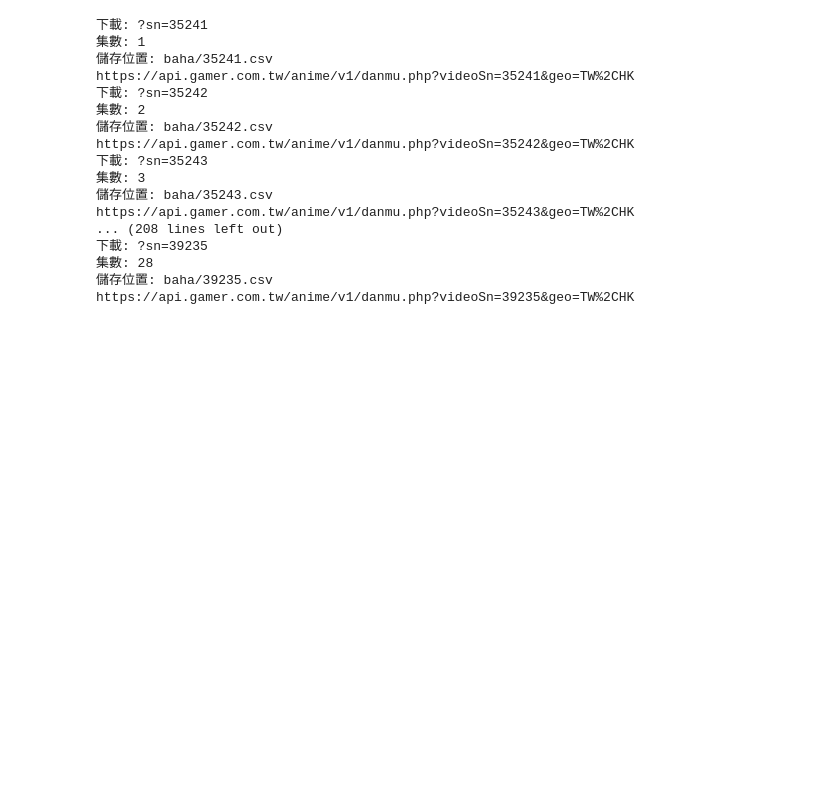
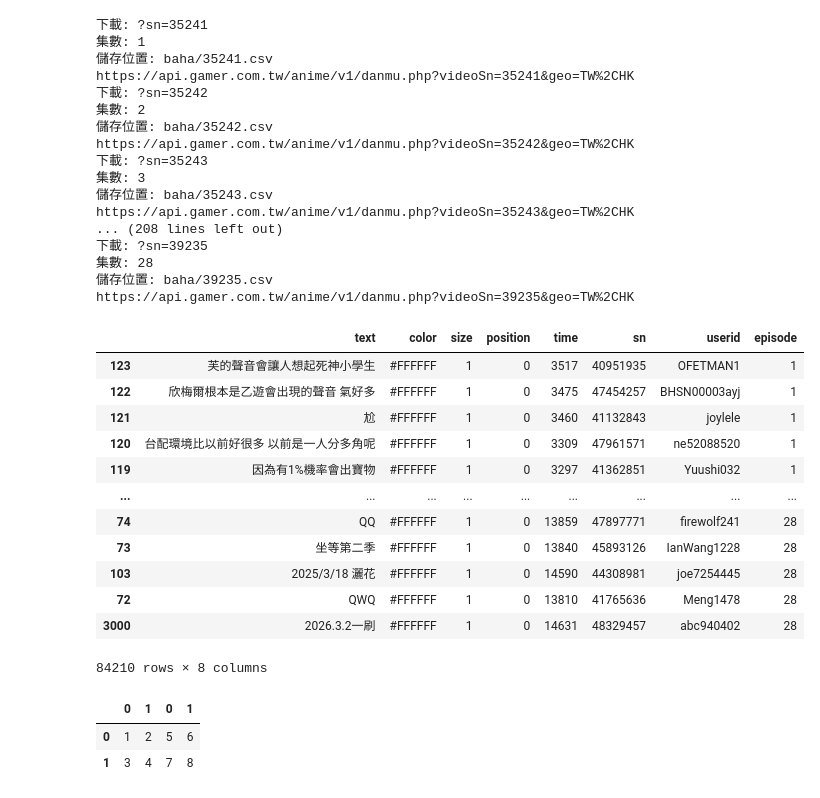
Before and after one commit to Elwing-Chou/tibame20260223, a Jupyter notebook: 20260321.ipynb, the cells around one changed output. Drawn from its saved outputs; the diff is of its cells as text; code cells hidden in the pictures; blank space fills up the shorter version.

```diff
--- a/20260321.ipynb
+++ b/20260321.ipynb
@@ -74,3 +74,48 @@ https://api.gamer.com.tw/anime/v1/danmu.php?videoSn=35243&geo=TW%2CHK
 集數: 28
 儲存位置: baha/39235.csv
 https://api.gamer.com.tw/anime/v1/danmu.php?videoSn=39235&geo=TW%2CHK
+# %%
+# 把所有csv聚集成一個大的表格
+# 針對每一個出現過的userid
+# 把他發過的danmu拿出來
+
+import glob
+
+total_df = []
+for fp in glob.glob("baha/*.csv"):
+    df = pd.read_csv(fp, encoding="utf-8", index_col=0)
+    total_df.append(df)
+
+total = pd.concat(total_df, axis=0)
+total = total.sort_values("episode")
+total
+# %% [output]
+|  | text | color | size | position | time | sn | userid | episode |
+| 123 | 芙的聲音會讓人想起死神小學生 | #FFFFFF | 1 | 0 | 3517 | 40951935 | OFETMAN1 | 1 |
+| 122 | 欣梅爾根本是乙遊會出現的聲音 氣好多 | #FFFFFF | 1 | 0 | 3475 | 47454257 | BHSN00003ayj | 1 |
+| 121 | 尬 | #FFFFFF | 1 | 0 | 3460 | 41132843 | joylele | 1 |
+| 120 | 台配環境比以前好很多 以前是一人分多角呢 | #FFFFFF | 1 | 0 | 3309 | 47961571 | ne52088520 | 1 |
+| 119 | 因為有1%機率會出寶物 | #FFFFFF | 1 | 0 | 3297 | 41362851 | Yuushi032 | 1 |
+| ... | ... | ... | ... | ... | ... | ... | ... | ... |
+| 74 | QQ | #FFFFFF | 1 | 0 | 13859 | 47897771 | firewolf241 | 28 |
+| 73 | 坐等第二季 | #FFFFFF | 1 | 0 | 13840 | 45893126 | IanWang1228 | 28 |
+| 103 | 2025/3/18 灑花 | #FFFFFF | 1 | 0 | 14590 | 44308981 | joe7254445 | 28 |
+| 72 | QWQ | #FFFFFF | 1 | 0 | 13810 | 41765636 | Meng1478 | 28 |
+| 3000 | 2026.3.2一刷 | #FFFFFF | 1 | 0 | 14631 | 48329457 | abc940402 | 28 |
+84210 rows × 8 columns
+# %%
+# demo: concat(合併)
+# axis參數: 決定是何種方向(0 1)
+df1 = pd.DataFrame([
+    [1, 2],
+    [3, 4]
+])
+df2 = pd.DataFrame([
+    [5, 6],
+    [7, 8]
+])
+pd.concat([df1, df2], axis=1)
+# %% [output]
+|  | 0 | 1 | 0 | 1 |
+| 0 | 1 | 2 | 5 | 6 |
+| 1 | 3 | 4 | 7 | 8 |
```
